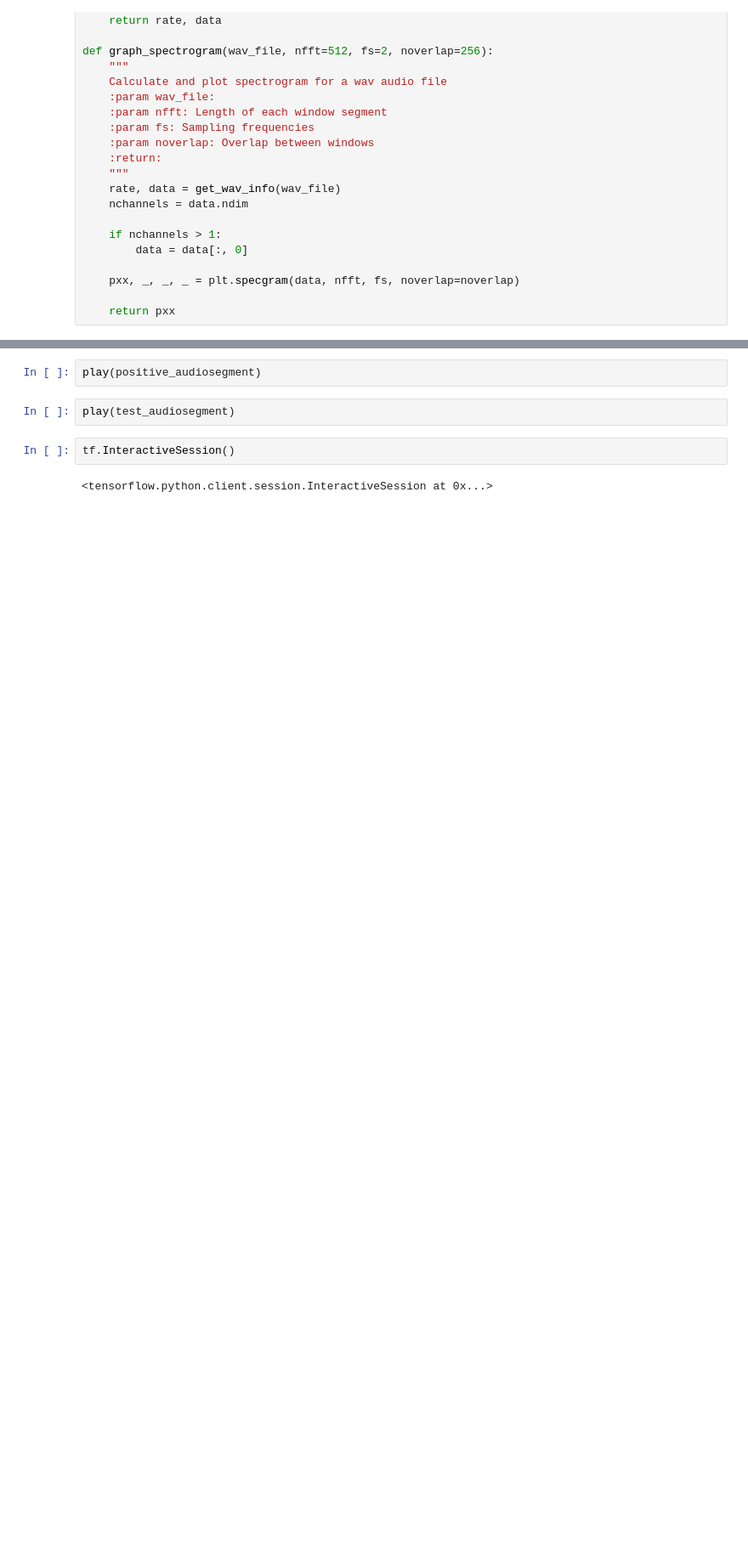
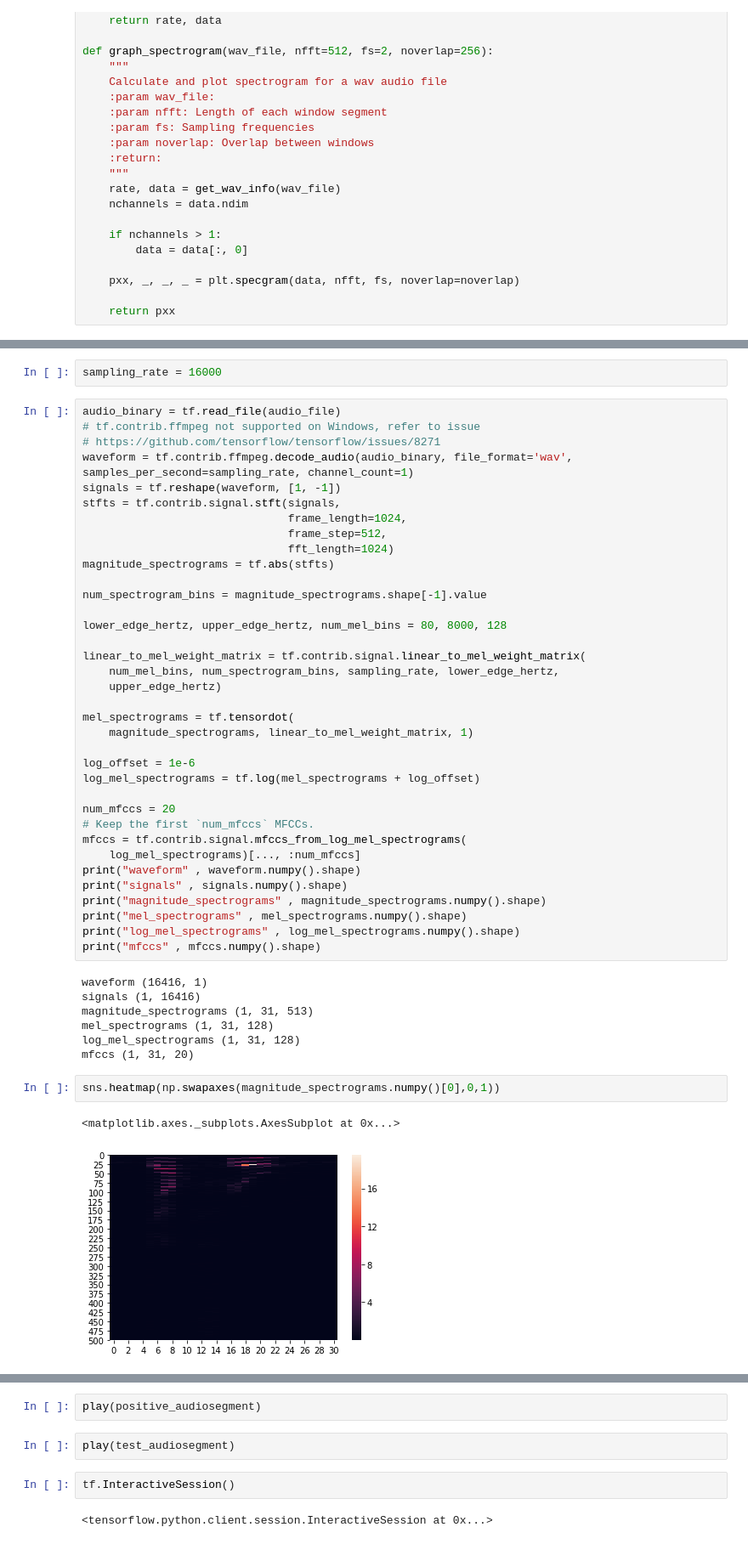
Before and after one commit to tdjaballah/multrigger-word, a Jupyter notebook: notebooks/test_spectrograms_tensorflow.ipynb, the cells around one changed output, grey strips where cells are left out. Shown at 85% size. Saved outputs shown, nothing was run; the diff lists cells and outputs as text; blank space fills up the shorter version.

```diff
--- a/notebooks/test_spectrograms_tensorflow.ipynb
+++ b/notebooks/test_spectrograms_tensorflow.ipynb
@@ -69,0 +67,50 @@ sns.heatmap(graph_spectrogram(audio_file))
+# %%
+sampling_rate = 16000
+# %%
+audio_binary = tf.read_file(audio_file)
+# tf.contrib.ffmpeg not supported on Windows, refer to issue
+# https://github.com/tensorflow/tensorflow/issues/8271
+waveform = tf.contrib.ffmpeg.decode_audio(audio_binary, file_format='wav', samples_per_second=sampling_rate, channel_count=1)
+signals = tf.reshape(waveform, [1, -1])
+stfts = tf.contrib.signal.stft(signals,
+                               frame_length=1024,
+                               frame_step=512,
+                               fft_length=1024)
+magnitude_spectrograms = tf.abs(stfts)
+
+num_spectrogram_bins = magnitude_spectrograms.shape[-1].value
+
+lower_edge_hertz, upper_edge_hertz, num_mel_bins = 80, 8000, 128
+
+linear_to_mel_weight_matrix = tf.contrib.signal.linear_to_mel_weight_matrix(
+    num_mel_bins, num_spectrogram_bins, sampling_rate, lower_edge_hertz,
+    upper_edge_hertz)
+
+mel_spectrograms = tf.tensordot(
+    magnitude_spectrograms, linear_to_mel_weight_matrix, 1)
+
+log_offset = 1e-6
+log_mel_spectrograms = tf.log(mel_spectrograms + log_offset)
+
+num_mfccs = 20
+# Keep the first `num_mfccs` MFCCs.
+mfccs = tf.contrib.signal.mfccs_from_log_mel_spectrograms(
+    log_mel_spectrograms)[..., :num_mfccs]
+print("waveform" , waveform.numpy().shape)
+print("signals" , signals.numpy().shape)
+print("magnitude_spectrograms" , magnitude_spectrograms.numpy().shape)
+print("mel_spectrograms" , mel_spectrograms.numpy().shape)
+print("log_mel_spectrograms" , log_mel_spectrograms.numpy().shape)
+print("mfccs" , mfccs.numpy().shape)
+# %% [output]
+waveform (16416, 1)
+signals (1, 16416)
+magnitude_spectrograms (1, 31, 513)
+mel_spectrograms (1, 31, 128)
+log_mel_spectrograms (1, 31, 128)
+mfccs (1, 31, 20)
+# %%
+sns.heatmap(np.swapaxes(magnitude_spectrograms.numpy()[0],0,1))
+# %% [output]
+<matplotlib.axes._subplots.AxesSubplot at 0x...>
+[figure, added]
```
Also changed, not shown: parts of 31 cells of this notebook, 14 other files.
